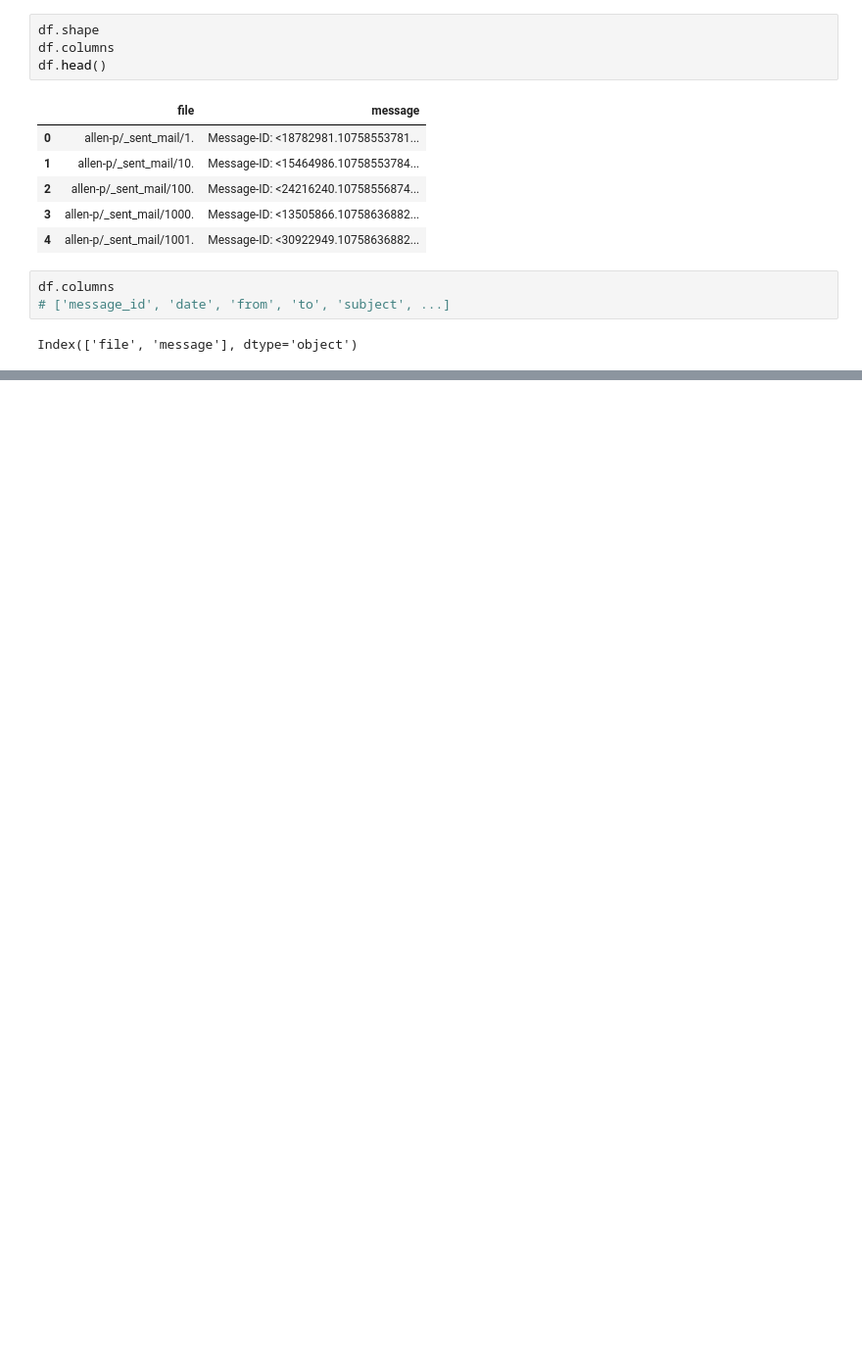
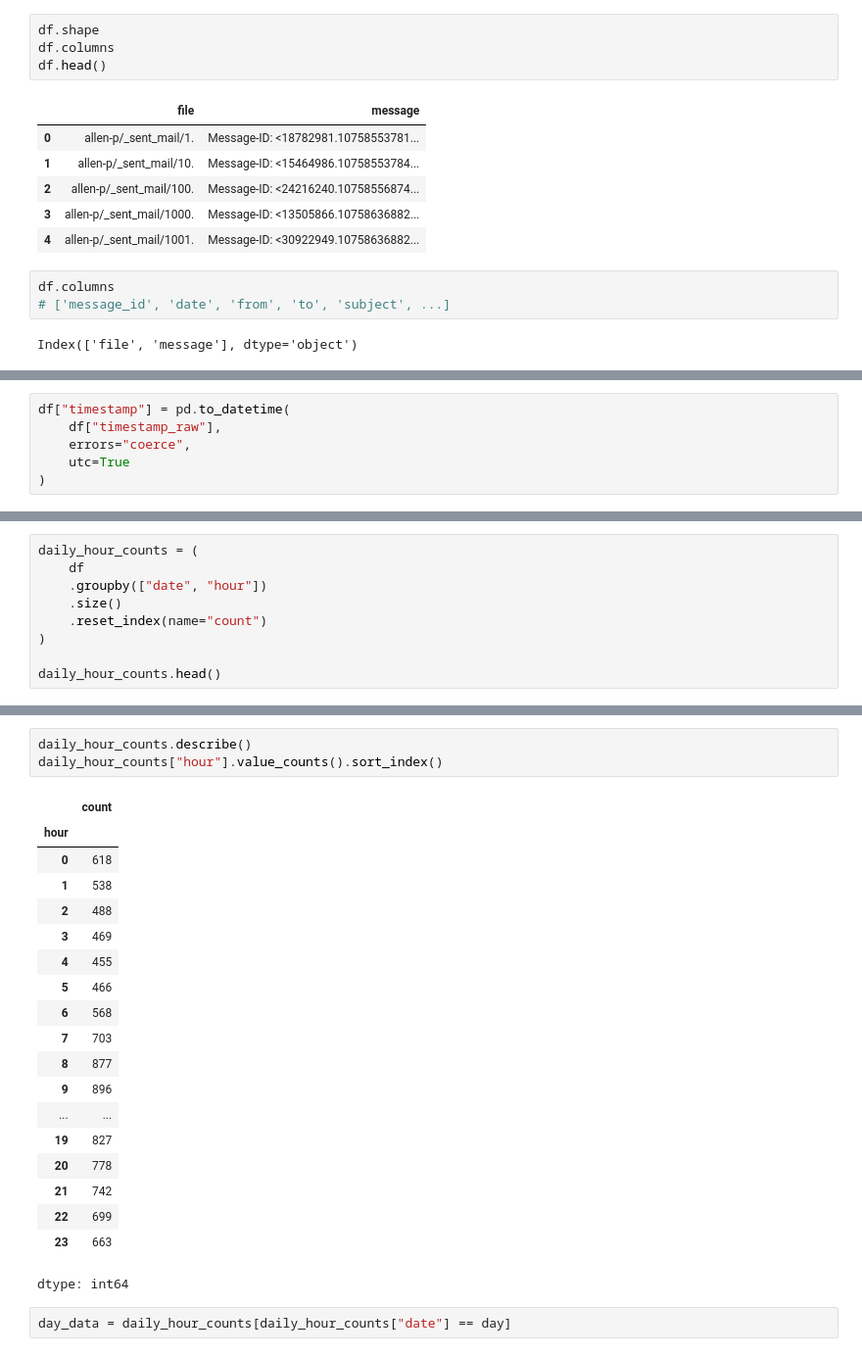
Before and after one commit to mems250005048-wq/TIMEsTAMP, a Jupyter notebook: Untitled4.ipynb, the cells around one changed output, grey strips where cells are left out. Shown at 98% size. Cells and saved outputs as stored; diff of their text form; blank space fills up the shorter version.

```diff
--- a/Untitled4.ipynb
+++ b/Untitled4.ipynb
@@ -38,0 +78,6 @@ df = df.rename(columns={"Date": "timestamp"})
+# %%
+df["timestamp"] = pd.to_datetime(
+    df["timestamp_raw"],
+    errors="coerce",
+    utc=True
+)
@@ -42,0 +114,9 @@ KeyError: "None of [Index(['timestamp'], dtype='object')] are in the [columns]"
+# %%
+daily_hour_counts = (
+    df
+    .groupby(["date", "hour"])
+    .size()
+    .reset_index(name="count")
+)
+
+daily_hour_counts.head()
@@ -42,0 +130,25 @@ KeyError: "None of [Index(['timestamp'], dtype='object')] are in the [columns]"
+# %%
+daily_hour_counts.describe()
+daily_hour_counts["hour"].value_counts().sort_index()
+# %% [output]
+|  | count |
+| hour |  |
+| 0 | 618 |
+| 1 | 538 |
+| 2 | 488 |
+| 3 | 469 |
+| 4 | 455 |
+| 5 | 466 |
+| 6 | 568 |
+| 7 | 703 |
+| 8 | 877 |
+| 9 | 896 |
+| ... | ... |
+| 19 | 827 |
+| 20 | 778 |
+| 21 | 742 |
+| 22 | 699 |
+| 23 | 663 |
+dtype: int64
+# %%
+day_data = daily_hour_counts[daily_hour_counts["date"] == day]
```
Also changed, not shown: parts of 16 cells of this notebook.
